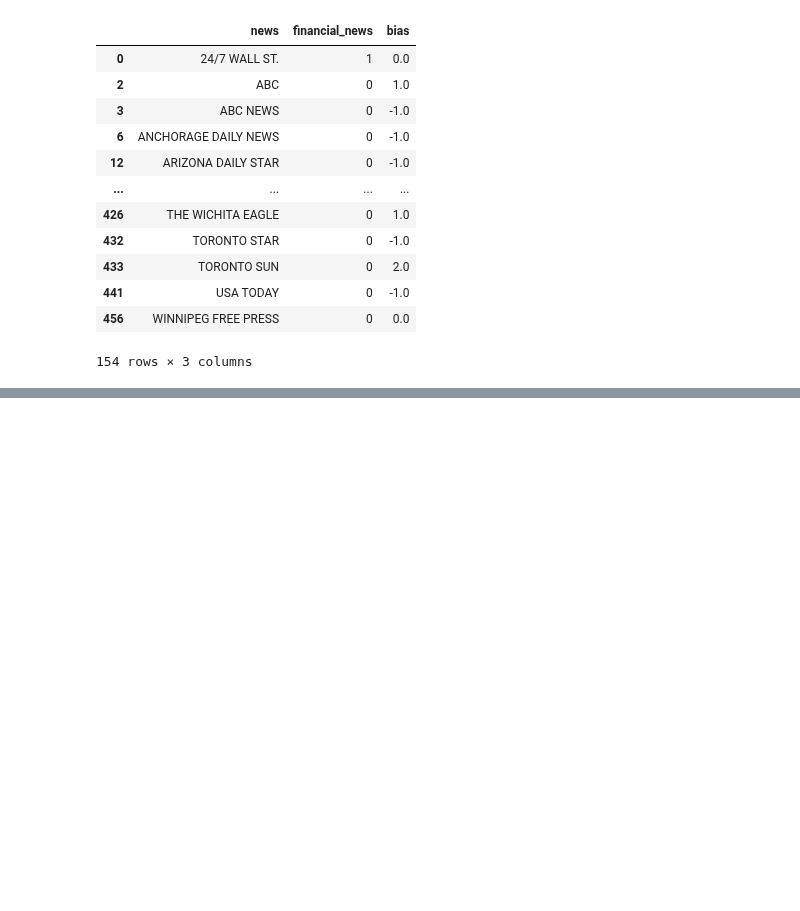
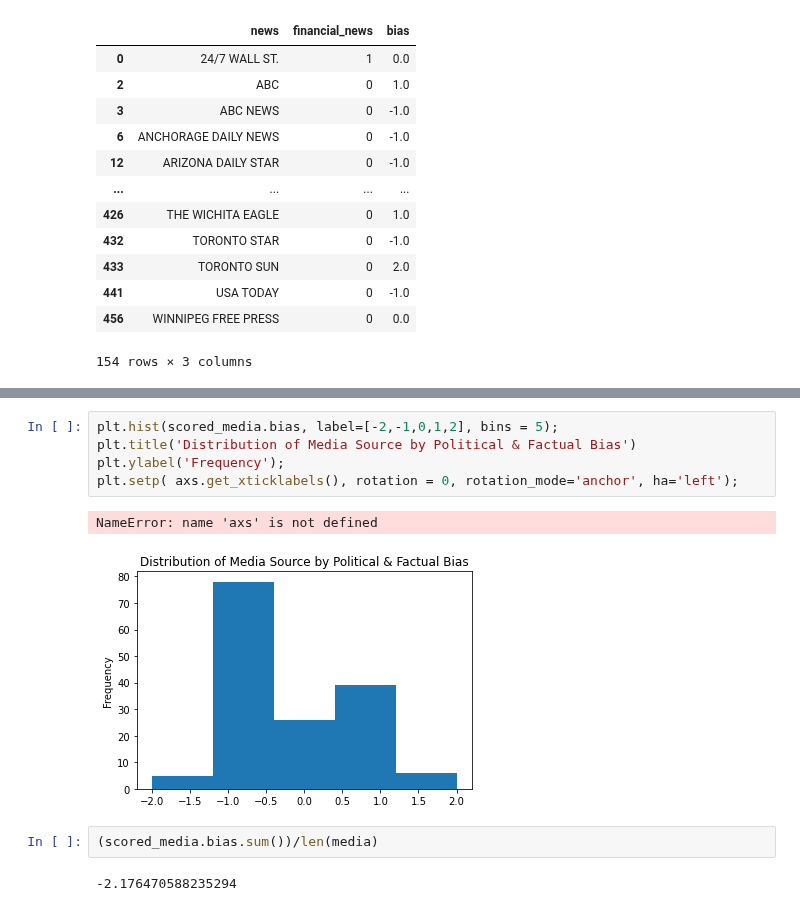
Before and after one commit to griffinwt/Hackathon_March2021, a Jupyter notebook: code/EDA-Brandon/News-AI-Sentiments.ipynb, the cells around one changed output, grey strips where cells are left out. Drawn from its saved outputs; the diff is of its cells as text; blank space fills up the shorter version.

```diff
--- a/code/EDA-Brandon/News-AI-Sentiments.ipynb
+++ b/code/EDA-Brandon/News-AI-Sentiments.ipynb
@@ -565,0 +568,12 @@ plt.title('Sentiment News-Source Bias-Distribution');
+# %%
+plt.hist(scored_media.bias, label=[-2,-1,0,1,2], bins = 5);
+plt.title('Distribution of Media Source by Political & Factual Bias')
+plt.ylabel('Frequency');
+plt.setp( axs.get_xticklabels(), rotation = 0, rotation_mode='anchor', ha='left');
+# %% [output]
+NameError: name 'axs' is not defined
+[figure, added]
+# %%
+(scored_media.bias.sum())/len(media)
+# %% [output]
+-2.176470588235294
```
Also changed, not shown: parts of 9 cells of this notebook, 9 other files.
